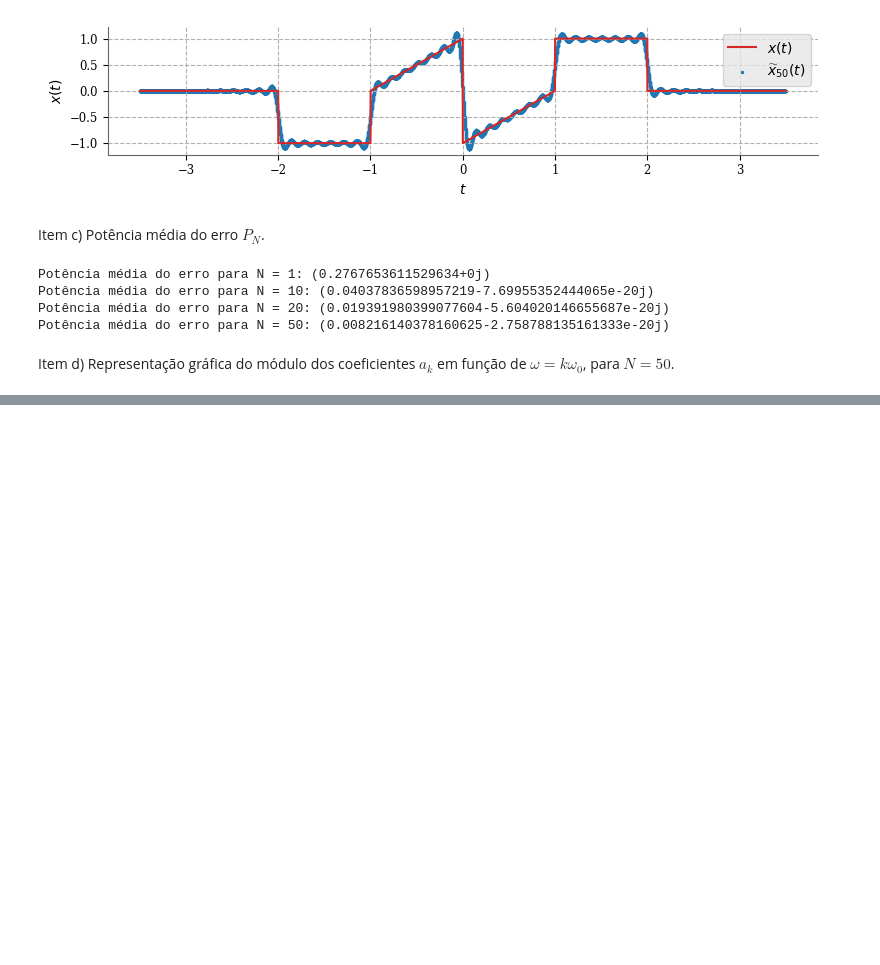
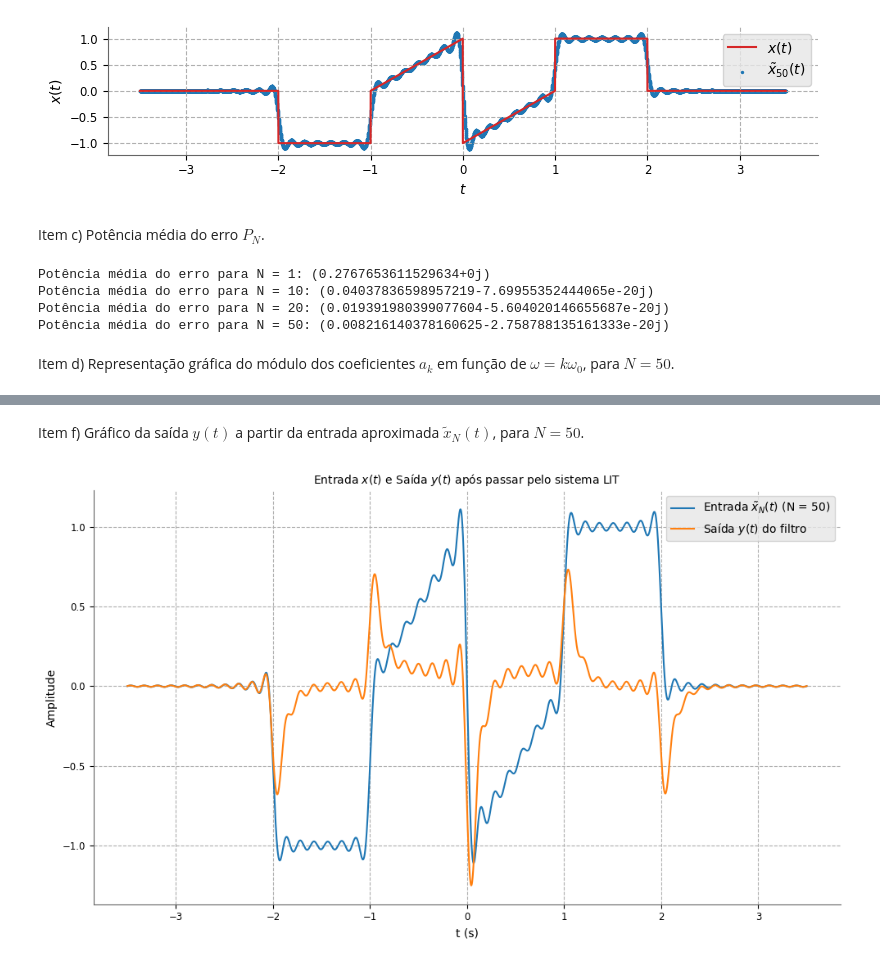
Before and after one commit to leticialopesms/EA614, a Jupyter notebook: atividade02/atividade02.ipynb, the cells around one changed output, grey strips where cells are left out. Drawn from its saved outputs; the diff is of its cells as text; code cells hidden in the pictures; blank space fills up the shorter version.

```diff
--- a/atividade02/atividade02.ipynb
+++ b/atividade02/atividade02.ipynb
@@ -148,0 +190,32 @@ plt.show()
+# %% [markdown]
+Item f) Gráfico da saída $y(t)$ a partir da entrada aproximada $\tilde{x}_{N} (t)$, para $N = 50$.
+# %%
+# Função para calcular a saída y(t)
+def y_output(t, N):
+    y = 0
+    for k in range(-N, N+1):
+        omega = k * omega_0
+        if k == 0:
+            a_k = a_0
+            H_k = 0
+        else:
+            a_k = (1/T)*(-2j*(np.sin(omega) + omega*np.cos(omega)*(1 - 2*np.cos(omega)))) / (omega)**2
+            H_k = H(omega)  # Aplicar H(jω) para cada harmônico
+        y += H_k*a_k*np.exp(1j*omega*t)
+    return y.real
+
+# Calcular a saída y(t) do sistema
+y_t = y_output(t, N)
+
+# Plotar a entrada e a saída
+plt.figure(figsize=(10, 6))
+plt.plot(t, x50.real, label=r'Entrada $\tilde{x}_{N} (t)$ (N = 50)')
+plt.plot(t, y_t, label=r'Saída $y(t)$ do filtro')
+plt.title('Entrada $x(t)$ e Saída $y(t)$ após passar pelo sistema LIT')
+plt.xlabel('t (s)')
+plt.ylabel('Amplitude')
+plt.legend()
+plt.grid(True)
+plt.show()
+# %% [output]
+[figure, added]
```
Also changed, not shown: parts of 8 cells of this notebook, 5 other files.
